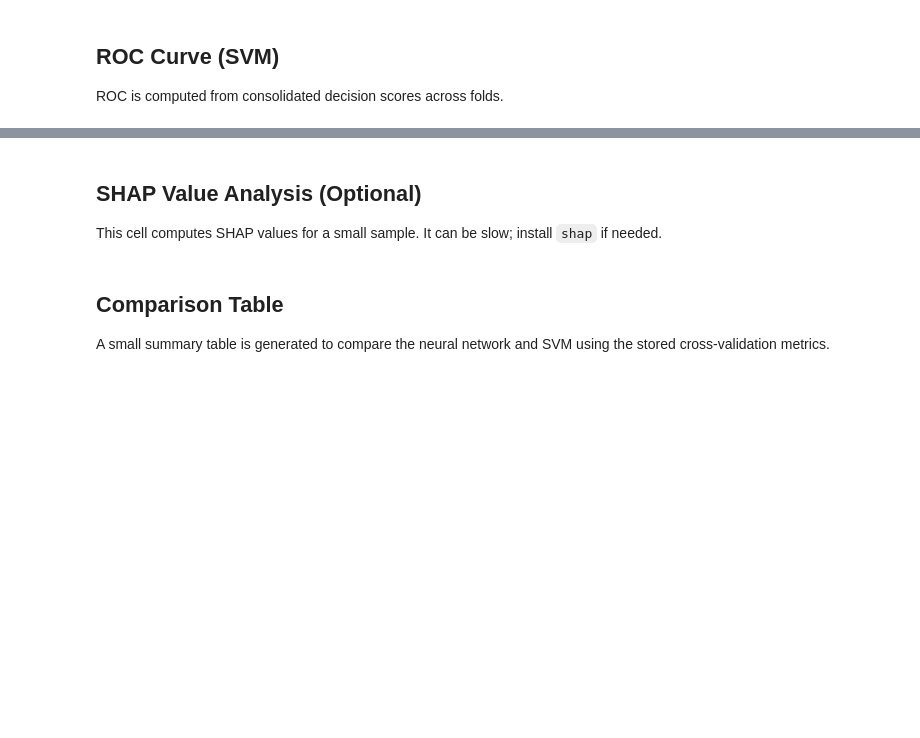
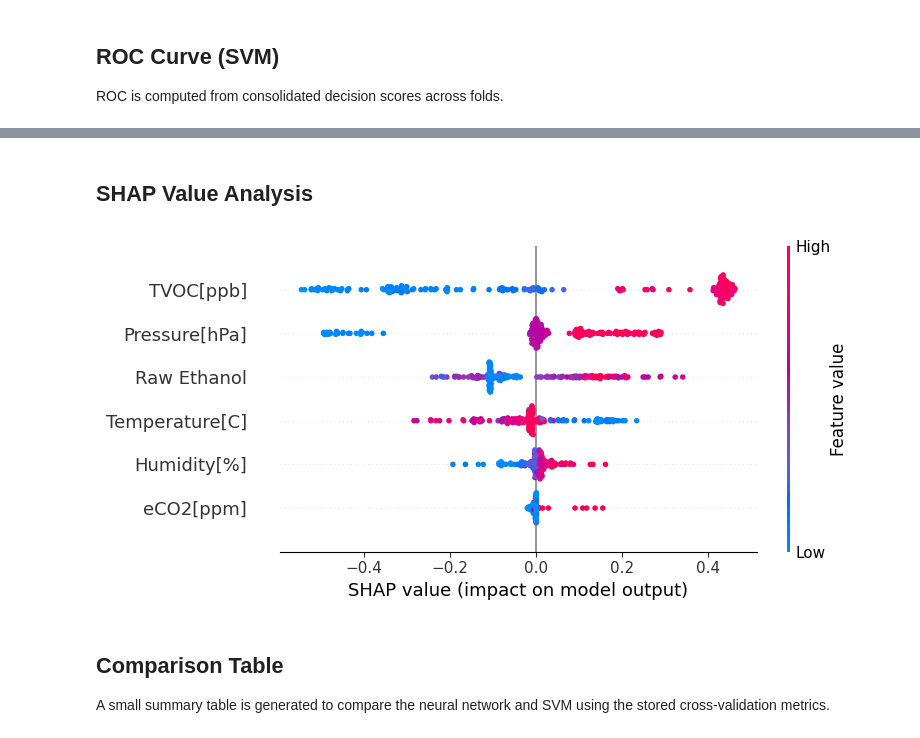
Before and after one commit to hadif1999/iot_smoke_detection_ML, a Jupyter notebook: smoke_detection_iot.ipynb, the cells around one changed output, grey strips where cells are left out. Drawn from its saved outputs; the diff is of its cells as text; code cells hidden in the pictures; blank space fills up the shorter version.

Commit message:
shap value added

```diff
--- a/smoke_detection_iot.ipynb
+++ b/smoke_detection_iot.ipynb
@@ -603,35 +664,41 @@ plt.show()
-# %% [markdown]
-## SHAP Value Analysis (Optional)
-This cell computes SHAP values for a small sample. It can be slow; install `shap` if needed.
+# %% [markdown]
+## SHAP Value Analysis
 # %%
 try:
     import shap
 except ImportError:
-    print("SHAP is not installed. Install with: pip install shap")
+    print("SHAP is not installed. run pip install shap")
 else:
     # Train a full SVM model for interpretability
     sc_full = StandardScaler()
     X_full_scaled = sc_full.fit_transform(x)
 
     svm_full = SVC(random_state=42, C=0.5, probability=True)
     svm_full.fit(X_full_scaled, y)
 
     # Sample data for faster SHAP computation
     sample_size = min(200, len(X_full_scaled))
     background_size = min(100, len(X_full_scaled))
 
     rng = np.random.default_rng(42)
     sample_idx = rng.choice(len(X_full_scaled), size=sample_size, replace=False)
     background_idx = rng.choice(len(X_full_scaled), size=background_size, replace=False)
 
     X_sample = X_full_scaled[sample_idx]
     background = X_full_scaled[background_idx]
 
-    explainer = shap.KernelExplainer(svm_full.predict_proba, background)
-    shap_values = explainer.shap_values(X_sample, nsamples=100)
+    # Wrap predict_proba to return only the probability of the positive class (index 1)
+    # This ensures explainer.shap_values returns a 2D array, which summary_plot expects directly.
+    def model_predict_proba_wrapper(x_input):
+        return svm_full.predict_proba(x_input)[:, 1]
 
-    # Plot SHAP summary for the positive class (index 1)
-    shap.summary_plot(shap_values[1], X_sample, feature_names=feature_names)
+    explainer = shap.KernelExplainer(model_predict_proba_wrapper, background)
+    shap_values = explainer.shap_values(X_sample, nsamples=100) # This will now be (num_samples, num_features)
+
+    # Plot SHAP summary (shap_values is now directly for the positive class)
+    shap.summary_plot(shap_values, X_sample, feature_names=feature_names)
+# %% [output]
+[figure, added]
 # %% [markdown]
 ## Comparison Table
 A small summary table is generated to compare the neural network and SVM using the stored cross-validation metrics.
```
Also changed, not shown: parts of 14 cells of this notebook.
